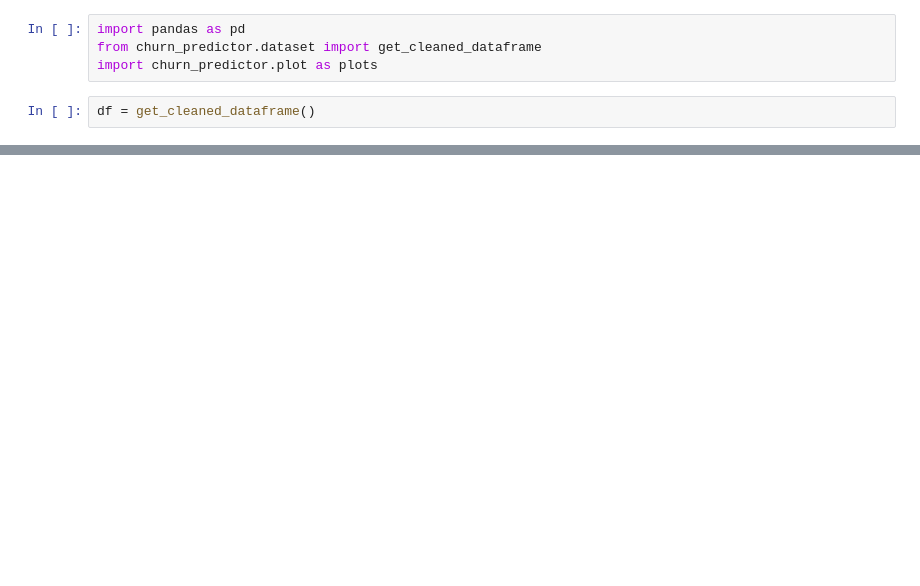
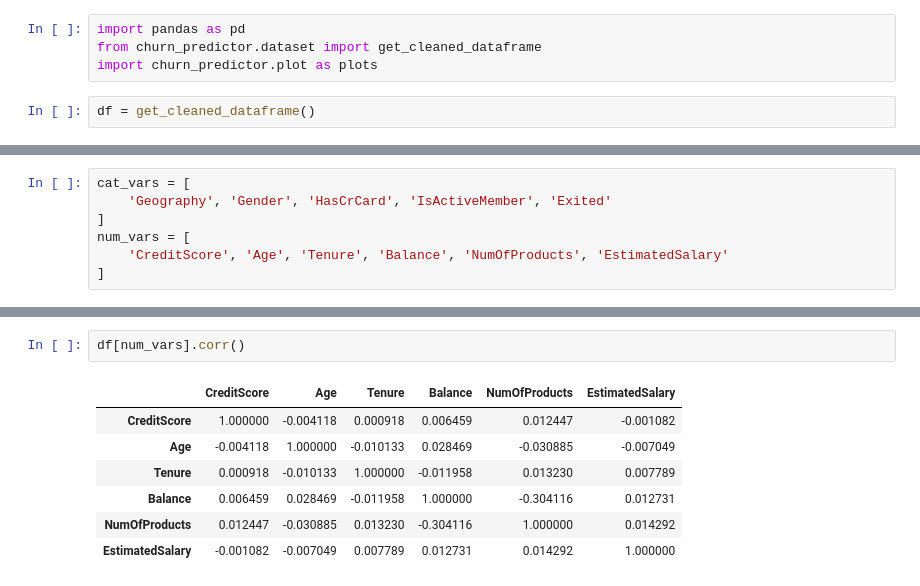
Before and after one commit to davexat/Customer_Churn_Predictor, a Jupyter notebook: notebooks/2.0_dsb_data_exploration.ipynb, the cells around one changed output, grey strips where cells are left out. Cells and saved outputs as stored; diff of their text form; blank space fills up the shorter version.

```diff
--- a/notebooks/2.0_dsb_data_exploration.ipynb
+++ b/notebooks/2.0_dsb_data_exploration.ipynb
@@ -25,0 +29,7 @@ df
+# %%
+cat_vars = [
+    'Geography', 'Gender', 'HasCrCard', 'IsActiveMember', 'Exited'
+]
+num_vars = [
+    'CreditScore', 'Age', 'Tenure', 'Balance', 'NumOfProducts', 'EstimatedSalary'
+]
@@ -25,0 +40,10 @@ df
+# %%
+df[num_vars].corr()
+# %% [output]
+|  | CreditScore | Age | Tenure | Balance | NumOfProducts | EstimatedSalary |
+| CreditScore | 1.000000 | -0.004118 | 0.000918 | 0.006459 | 0.012447 | -0.001082 |
+| Age | -0.004118 | 1.000000 | -0.010133 | 0.028469 | -0.030885 | -0.007049 |
+| Tenure | 0.000918 | -0.010133 | 1.000000 | -0.011958 | 0.013230 | 0.007789 |
+| Balance | 0.006459 | 0.028469 | -0.011958 | 1.000000 | -0.304116 | 0.012731 |
+| NumOfProducts | 0.012447 | -0.030885 | 0.013230 | -0.304116 | 1.000000 | 0.014292 |
+| EstimatedSalary | -0.001082 | -0.007049 | 0.007789 | 0.012731 | 0.014292 | 1.000000 |
```
Also changed, not shown: parts of 3 cells of this notebook, 2 other files.
